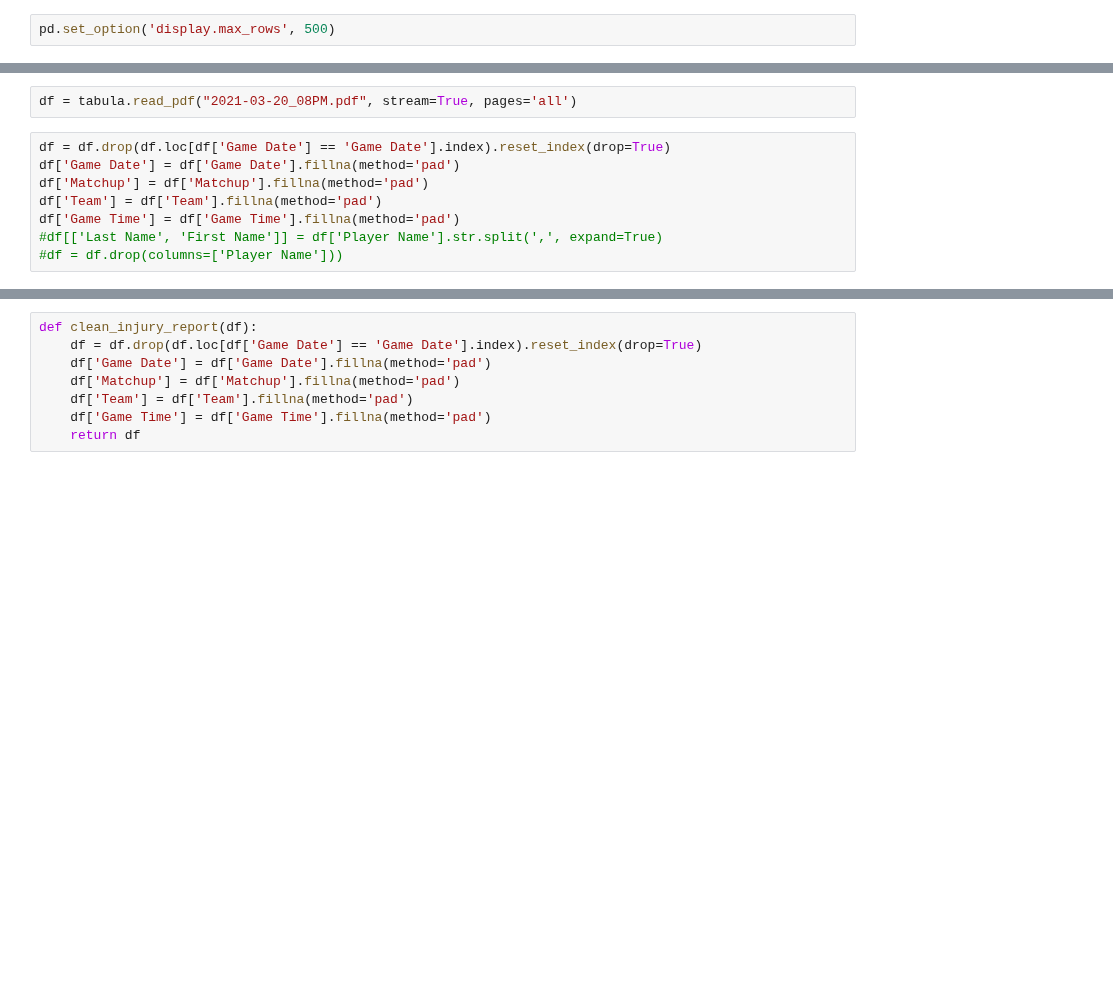
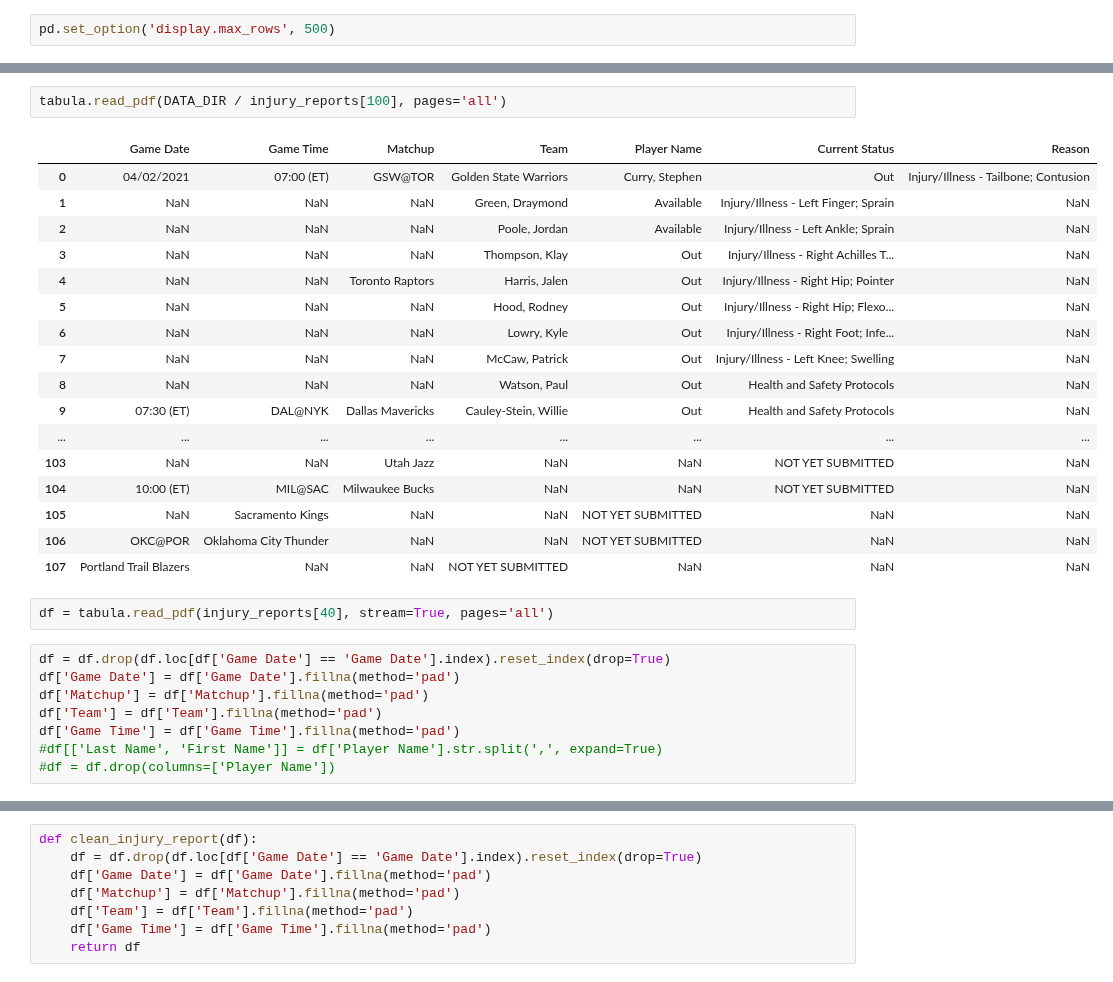
Before and after one commit to jeremyabramson/blog, a Jupyter notebook: _notebooks/2021-07-25-nba-injuries.ipynb, the cells around one changed output, grey strips where cells are left out. Saved outputs shown, nothing was run; the diff lists cells and outputs as text; blank space fills up the shorter version.

```diff
--- a/_notebooks/2021-07-25-nba-injuries.ipynb
+++ b/_notebooks/2021-07-25-nba-injuries.ipynb
@@ -372,5 +388,25 @@ tabula.read_pdf(DATA_DIR / 'Injury-Report_2021-07-20_08PM.pdf', pages='all')
+# %%
+tabula.read_pdf(DATA_DIR / injury_reports[100], pages='all')
+# %% [output]
+|  | Game Date | Game Time | Matchup | Team | Player Name | Current Status | Reason |
+| 0 | 04/02/2021 | 07:00 (ET) | GSW@TOR | Golden State Warriors | Curry, Stephen | Out | Injury/Illness - Tailbone; Contusion |
+| 1 | NaN | NaN | NaN | Green, Draymond | Available | Injury/Illness - Left Finger; Sprain | NaN |
+| 2 | NaN | NaN | NaN | Poole, Jordan | Available | Injury/Illness - Left Ankle; Sprain | NaN |
+| 3 | NaN | NaN | NaN | Thompson, Klay | Out | Injury/Illness - Right Achilles T... | NaN |
+| 4 | NaN | NaN | Toronto Raptors | Harris, Jalen | Out | Injury/Illness - Right Hip; Pointer | NaN |
+| 5 | NaN | NaN | NaN | Hood, Rodney | Out | Injury/Illness - Right Hip; Flexo... | NaN |
+| 6 | NaN | NaN | NaN | Lowry, Kyle | Out | Injury/Illness - Right Foot; Infe... | NaN |
+| 7 | NaN | NaN | NaN | McCaw, Patrick | Out | Injury/Illness - Left Knee; Swelling | NaN |
+| 8 | NaN | NaN | NaN | Watson, Paul | Out | Health and Safety Protocols | NaN |
+| 9 | 07:30 (ET) | DAL@NYK | Dallas Mavericks | Cauley-Stein, Willie | Out | Health and Safety Protocols | NaN |
+| ... | ... | ... | ... | ... | ... | ... | ... |
+| 103 | NaN | NaN | Utah Jazz | NaN | NaN | NOT YET SUBMITTED | NaN |
+| 104 | 10:00 (ET) | MIL@SAC | Milwaukee Bucks | NaN | NaN | NOT YET SUBMITTED | NaN |
+| 105 | NaN | Sacramento Kings | NaN | NaN | NOT YET SUBMITTED | NaN | NaN |
+| 106 | OKC@POR | Oklahoma City Thunder | NaN | NaN | NOT YET SUBMITTED | NaN | NaN |
+| 107 | Portland Trail Blazers | NaN | NaN | NOT YET SUBMITTED | NaN | NaN | NaN |
 # %%
-df = tabula.read_pdf("2021-03-20_08PM.pdf", stream=True, pages='all')
+df = tabula.read_pdf(injury_reports[40], stream=True, pages='all')
 # %%
 df = df.drop(df.loc[df['Game Date'] == 'Game Date'].index).reset_index(drop=True)
 df['Game Date'] = df['Game Date'].fillna(method='pad')
@@ -378,4 +414,4 @@ df['Matchup'] = df['Matchup'].fillna(method='pad')
 df['Team'] = df['Team'].fillna(method='pad')
 df['Game Time'] = df['Game Time'].fillna(method='pad')
 #df[['Last Name', 'First Name']] = df['Player Name'].str.split(',', expand=True)
-#df = df.drop(columns=['Player Name']))
+#df = df.drop(columns=['Player Name'])
```
Also changed, not shown: parts of 14 cells of this notebook.
